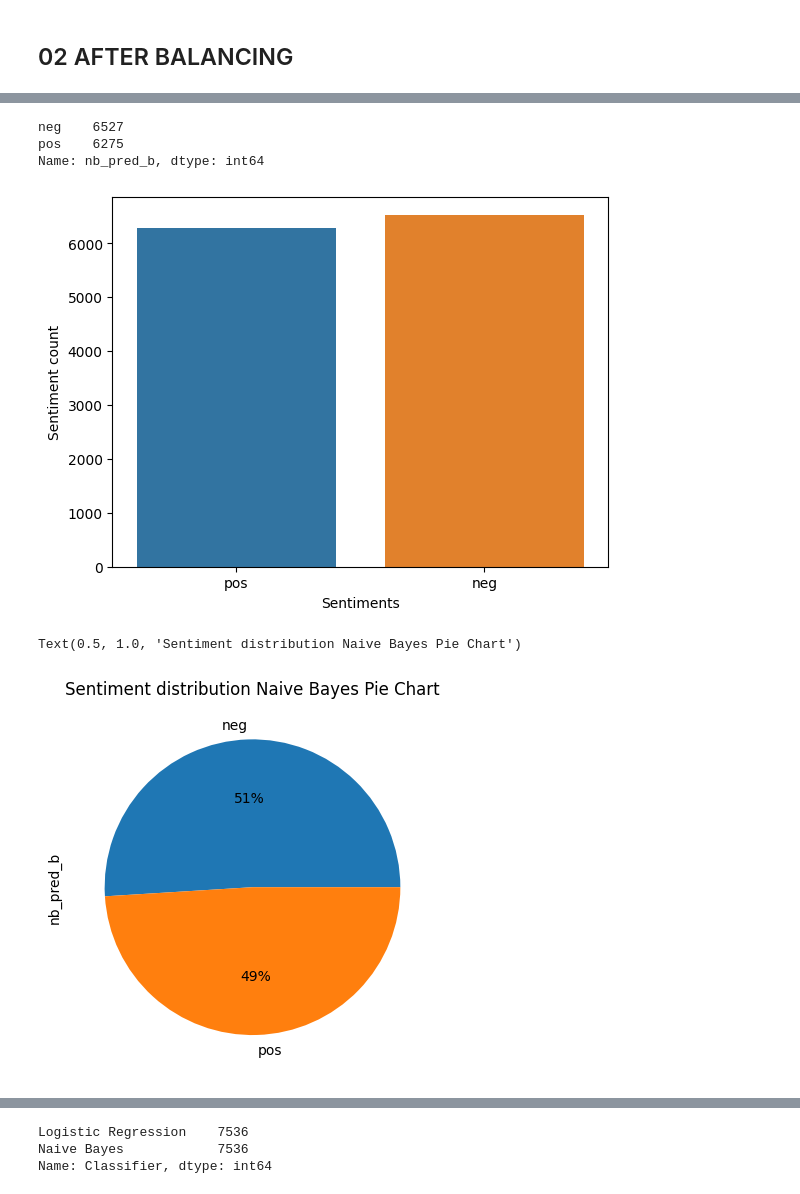
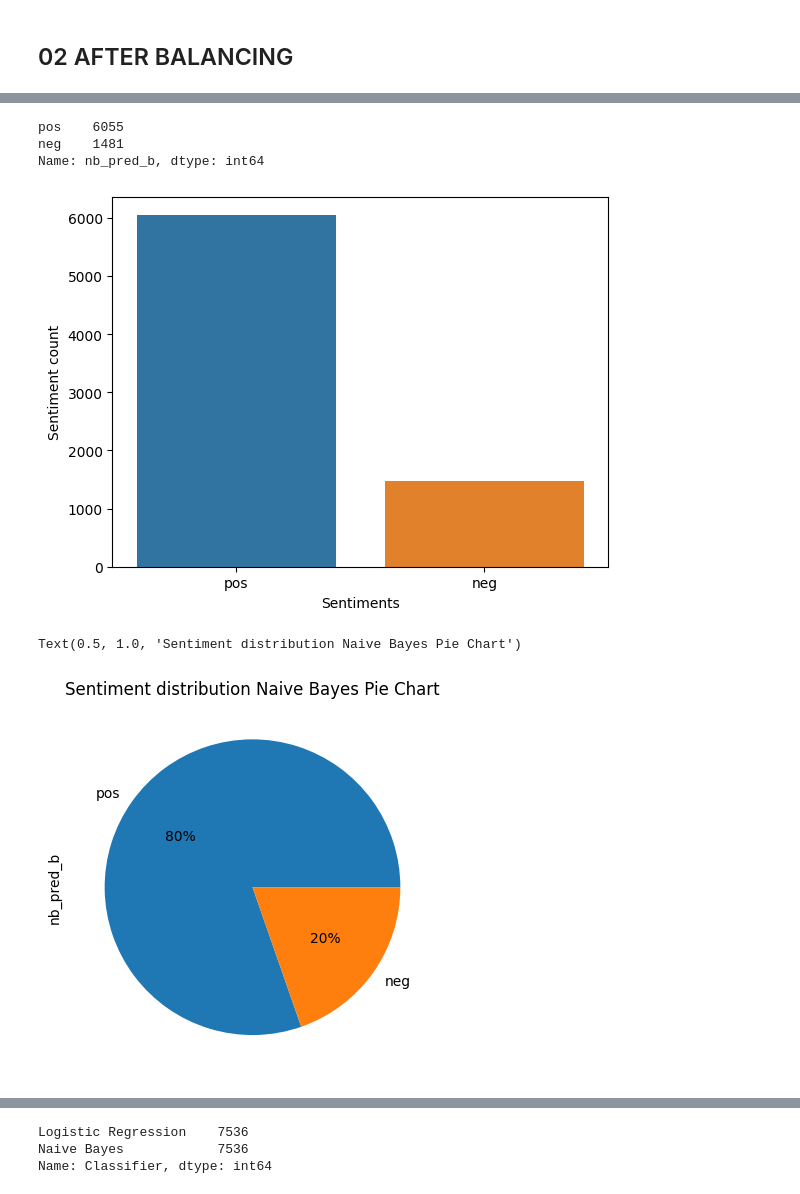
Before and after one commit to notquarks/sentiment-analysis-customer-review, a Jupyter notebook: sentiment_analysis_customer_review.ipynb, the cells around one changed output, grey strips where cells are left out. Drawn from its saved outputs; the diff is of its cells as text; code cells hidden in the pictures.

```diff
--- a/sentiment_analysis_customer_review.ipynb
+++ b/sentiment_analysis_customer_review.ipynb
@@ -58,7 +58,7 @@ pname.head(10)
 | 9 | 9_bj | Boots on the Moooo’n™ |
 # %%
 # Load review dataset
-creviews = pd.read_csv('https://raw.githubusercontent.com/notquarks/sentiment-analysis-customer-review/main/reviews.csv')
+creviews = pd.read_csv('https://raw.githubusercontent.com/khawslee/Sentiment-Analysis-Using-Vader/main/reviews.csv')
 creviews
 # %% [output]
 |  | key | author | date | stars | title | helpful_yes | helpful_no | text |
@@ -516,0 +546,10 @@ ax2.set(ylabel='Sentiment count', xlabel='Ice cream brand')
+# %%
+from imblearn.over_sampling import SMOTE
+# SMOTE on full training data
+tf_full = fit_tfidf(X)
+X_full_tf = tf_full.transform(X)
+smote = SMOTE()
+X_smote_full, y_smote_full = smote.fit_resample(X_full_tf, text_df['b_star'].values)
+#SMOTE Training data
+X_smote, y_smote = smote.fit_resample(X_train_tf, y_train)
+# print(X_smote.shape, y_smote.shape)
@@ -576,6 +584,6 @@ X_test_tf = tf.transform(X_test)
 # %%
 # Membuat dan melatih model Naive Bayes
-nbcl= nbmodel.fit(X_train_tf.toarray(), y_train)
+nbcl= nbmodel.fit(X_smote.toarray(), y_smote)
 
 # Melakukan prediksi pada data uji
 nb_pred= nbcl.predict(X_test_tf.toarray())
@@ -613,5 +621,5 @@ plot_confusion(confusion_matrix(y_test, nb_pred))
 # %%
-token_text = balanced_reviews['tokens_titletext']
+token_text = text_df['tokens_titletext']
 tf_token = tf.transform(token_text)
 nb_predictions = nbmodel.predict(tf_token)
 
@@ -620,9 +628,9 @@ label_map = {1: "pos", 0: "neg"}
 nb_predicted_labels = [label_map[prediction] for prediction in nb_predictions]
 
 # Menambahkan kolom prediksi ke dalam DataFrame
-balanced_reviews['nb_pred_b'] = nb_predicted_labels
+text_df['nb_pred_b'] = nb_predicted_labels
 
 # Menampilkan DataFrame dengan kolom prediksi
-balanced_reviews
+text_df
 # %% [output]
 |  | key | product_name | stars | com_titletext | b_star | b_score | tokens_titletext | nb_pred | lr_pred | ... |
@@ -641,21 +649,21 @@ balanced_reviews
 # %%
-balanced_reviews['nb_pred_b'].value_counts()
+text_df['nb_pred_b'].value_counts()
 # %% [output]
-neg    6527
-pos    6275
+pos    6055
+neg    1481
 Name: nb_pred_b, dtype: int64
 # %%
-balanced_reviews_sorted = balanced_reviews.sort_values('nb_pred_b', ascending=False)
-ax = sns.countplot(x ='nb_pred_b', data = balanced_reviews_sorted)
+text_df_sorted = text_df.sort_values('nb_pred_b', ascending=False)
+ax = sns.countplot(x ='nb_pred_b', data = text_df_sorted)
 ax.set(ylabel='Sentiment count', xlabel='Sentiments')
 plt.show()
 # %% [output]
-[figure, old version]
+[figure, new version]
 # %%
-balanced_reviews_sorted['nb_pred_b'].value_counts().plot.pie(autopct='%1.0f%%')
+text_df_sorted['nb_pred_b'].value_counts().plot.pie(autopct='%1.0f%%')
 plt.title("Sentiment distribution Naive Bayes Pie Chart")
 # %% [output]
 Text(0.5, 1.0, 'Sentiment distribution Naive Bayes Pie Chart')
-[figure, old version]
+[figure, new version]
 # %%
 # Top 10 ice cream brand sort by number of reviews
```
Also changed, not shown: parts of 41 cells of this notebook.
